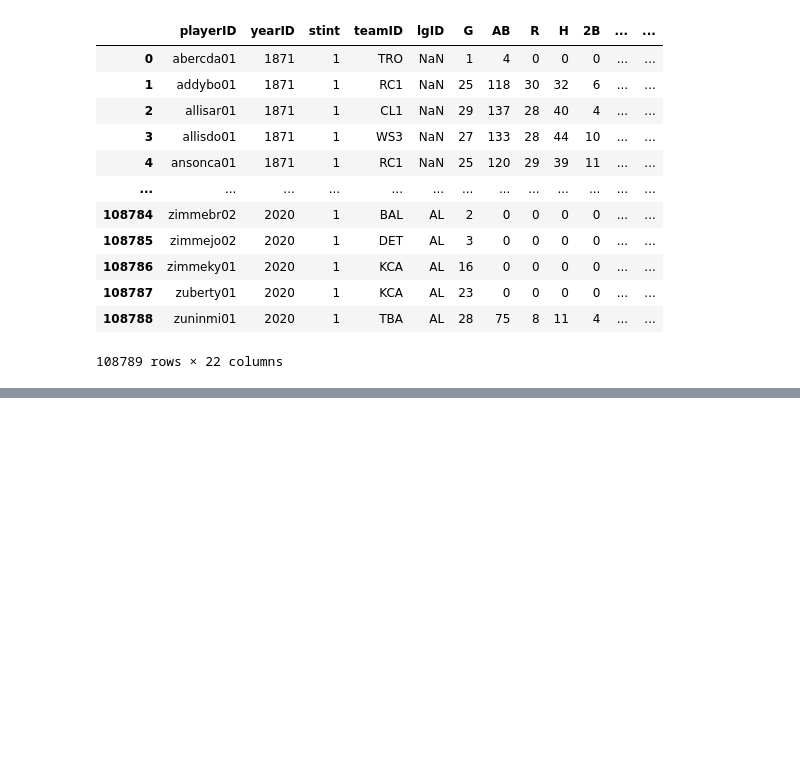
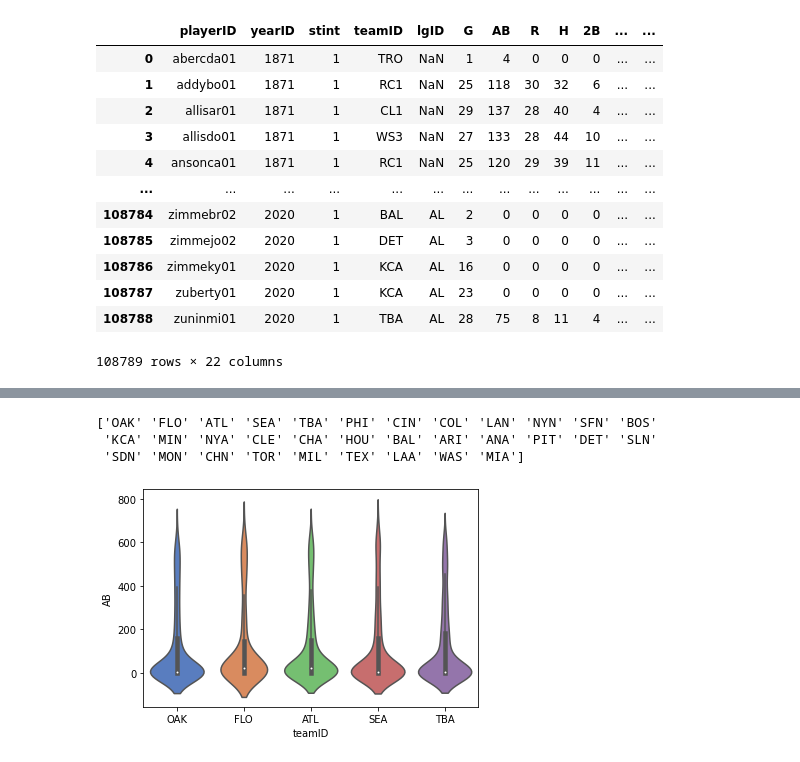
Before and after one commit to data301-2021-winter1/project-group37-project, a Jupyter notebook: notebooks/analysis3.ipynb, the cells around one changed output, grey strips where cells are left out. Drawn from its saved outputs; the diff is of its cells as text; code cells hidden in the pictures; blank space fills up the shorter version.

Commit message:
complete EDA & project functions

```diff
--- a/notebooks/analysis3.ipynb
+++ b/notebooks/analysis3.ipynb
@@ -36,0 +471,3 @@ Batting
+# %%
+data1 = pd.read_csv('/Users/jessicagale/project-group37-project/data/raw/Batting.csv')
+data1.head()
@@ -36,0 +509,3 @@ Batting
+# %%
+new_games = data1[data1['yearID'] > 2000]
+new_games.head()
@@ -36,0 +520,3 @@ Batting
+# %%
+new_games = new_games.dropna().reset_index(drop=True)
+new_games.head()
@@ -36,0 +531,13 @@ Batting
+# %%
+print(new_games['teamID'].unique())
+# %% [output]
+['OAK' 'FLO' 'ATL' 'SEA' 'TBA' 'PHI' 'CIN' 'COL' 'LAN' 'NYN' 'SFN' 'BOS'
+ 'KCA' 'MIN' 'NYA' 'CLE' 'CHA' 'HOU' 'BAL' 'ARI' 'ANA' 'PIT' 'DET' 'SLN'
+ 'SDN' 'MON' 'CHN' 'TOR' 'MIL' 'TEX' 'LAA' 'WAS' 'MIA']
+# %%
+#team_names = ['FLO','ATL','SEA','TBA']
+new_game_teams = new_games[new_games['teamID'].isin(['OAK','FLO','ATL','SEA','TBA'])]
+ax = sns.violinplot(x ="teamID" ,y="AB",
+                    data = new_game_teams , palette="muted")
+# %% [output]
+[figure, added]
```
Also changed, not shown: parts of 41 cells of this notebook, 7 other files.
